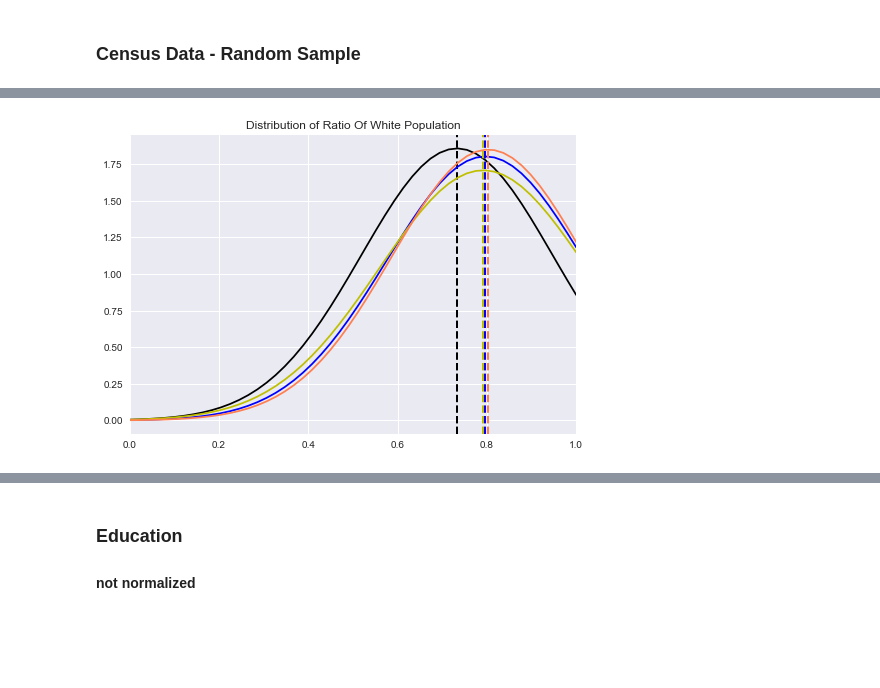
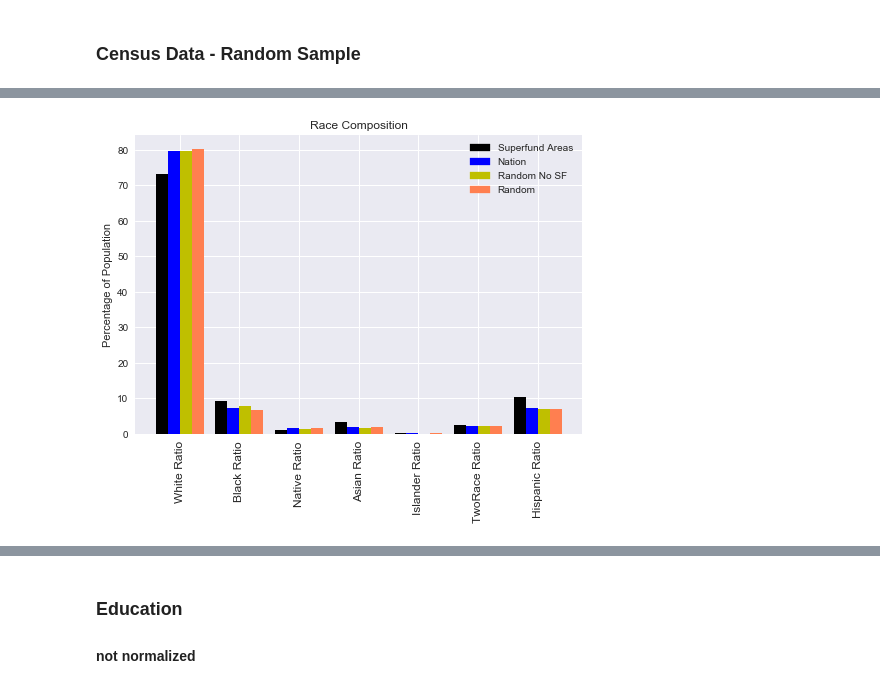
Before and after one commit to harshil753/Project1, a Jupyter notebook: FirstProject.ipynb, the cells around one changed output, grey strips where cells are left out. Drawn from its saved outputs; the diff is of its cells as text; code cells hidden in the pictures; blank space fills up the shorter version.

```diff
--- a/FirstProject.ipynb
+++ b/FirstProject.ipynb
@@ -725,35 +750,37 @@ plt.show()
 # %%
-# #white ratio
+def getHistogramAndBellCurve(plt, popRatioLabel, sfcensus, censusByZipCd2015_df, no_sf_subset, random_subset, tit, y_lab, rot, subPlot_n):
+    ax1 = plt.subplot(subPlot_n)
+    plt.xlim(0,1)
 
-# plt.hist(sfcensus["White Ratio"].dropna(), normed=True, bins=10, color="k", alpha=.2)
-# plt.ylim(0,2)
-plt.xlim(0,1)
+    xmin, xmax = plt.xlim()
+    x = np.linspace(xmin, xmax)
+    mu, std = stats.norm.fit(sfcensus[popRatioLabel].dropna())
+    p = stats.norm.pdf(x, mu, std)
+    plt.plot(x,p, "k")
+    plt.axvline(sfcensus[popRatioLabel].mean(), color='k', linestyle='dashed', linewidth=2)
 
-xmin, xmax = plt.xlim()
-x = np.linspace(xmin, xmax)
-mu, std = stats.norm.fit(sfcensus["White Ratio"].dropna())
-p = stats.norm.pdf(x, mu, std)
-plt.plot(x,p, "k")
-plt.axvline(sfcensus["White Ratio"].mean(), color='k', linestyle='dashed', linewidth=2)
+    mu, std = stats.norm.fit(censusByZipCd2015_df[popRatioLabel].dropna())
+    p = stats.norm.pdf(x, mu, std)
+    plt.plot(x,p, "b")
+    plt.axvline(censusByZipCd2015_df[popRatioLabel].mean(), color='b', linestyle='dashed', linewidth=2)
 
-mu, std = stats.norm.fit(censusByZipCd2015_df["White Ratio"].dropna())
-p = stats.norm.pdf(x, mu, std)
-plt.plot(x,p, "b")
-plt.axvline(censusByZipCd2015_df["White Ratio"].mean(), color='b', linestyle='dashed', linewidth=2)
+    mu, std = stats.norm.fit(no_sf_subset[popRatioLabel].dropna())
+    p = stats.norm.pdf(x, mu, std)
+    plt.plot(x,p, "y")
+    plt.axvline(no_sf_subset[popRatioLabel].mean(), color='y', linestyle='dashed', linewidth=2)
 
-mu, std = stats.norm.fit(no_sf_subset["White Ratio"].dropna())
-p = stats.norm.pdf(x, mu, std)
-plt.plot(x,p, "y")
-plt.axvline(no_sf_subset["White Ratio"].mean(), color='y', linestyle='dashed', linewidth=2)
+    mu, std = stats.norm.fit(random_subset[popRatioLabel].dropna())
+    p = stats.norm.pdf(x, mu, std)
+    plt.plot(x,p, "coral")
+    plt.axvline(random_subset[popRatioLabel].mean(), color='coral', linestyle='dashed', linewidth=2)
 
-mu, std = stats.norm.fit(random_subset["White Ratio"].dropna())
-p = stats.norm.pdf(x, mu, std)
-plt.plot(x,p, "coral")
-plt.axvline(random_subset["White Ratio"].mean(), color='coral', linestyle='dashed', linewidth=2)
-
-plt.title("Distribution of Ratio Of White Population")
-
-
-plt.show()
+    plt.title(tit)
+    return plt
-# %% [output]
-[figure, removed]
+# %%
+# plt.figure(figsize=(8,6))
+popRatioLabels_v = ["White Ratio", "Black Ratio","Native Ratio","Asian Ratio","Islander Ratio","TwoRace Ratio","Hispanic Ratio"]
+
+getBarGraphSFAndNationParallel(plt, popRatioLabels_v, sfcensus, censusByZipCd2015_df, no_sf_subset, random_subset, "Race Composition", "Percentage of Population", "90", 111)
+plt.show()
+# %% [output]
+[figure, added]
```
Also changed, not shown: parts of 43 cells of this notebook.
